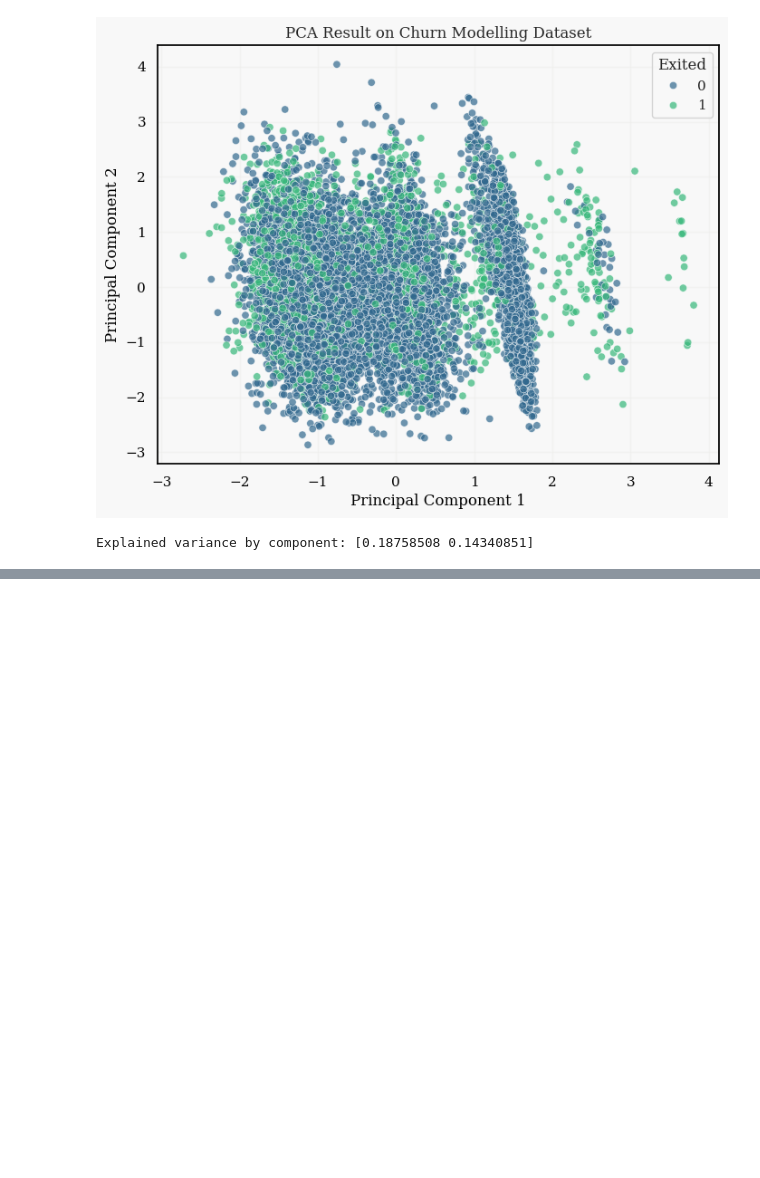
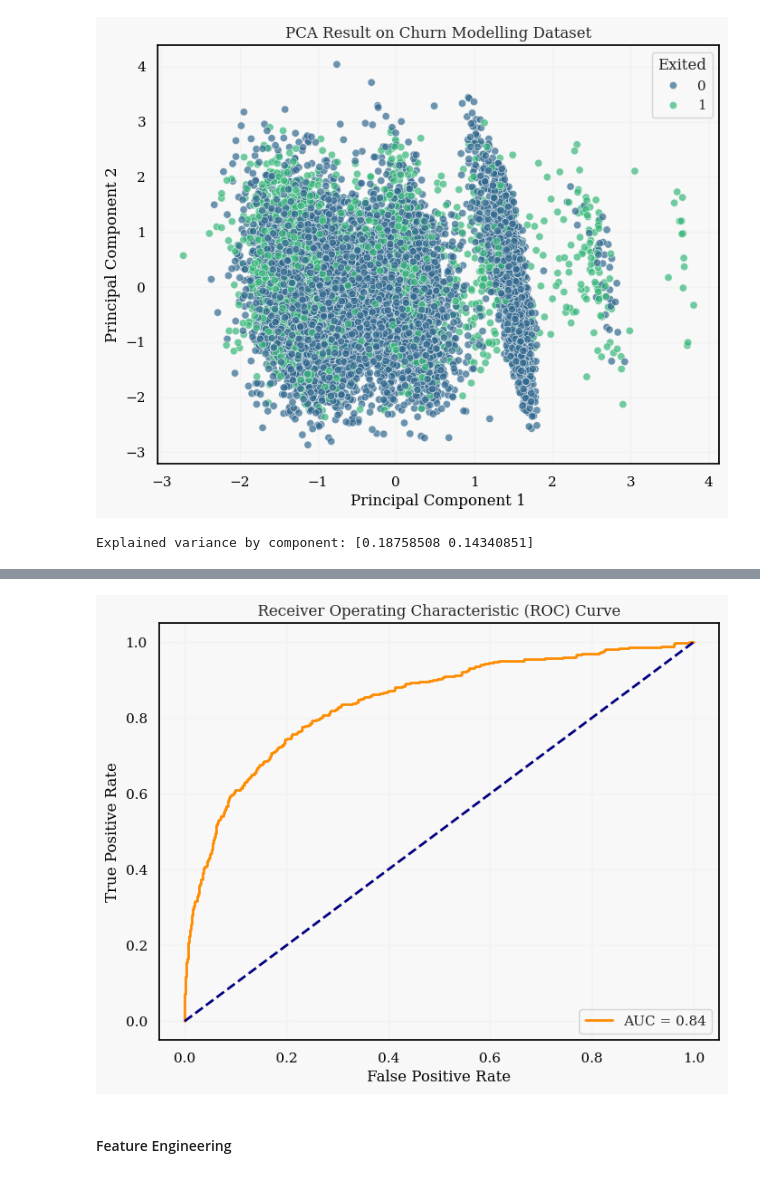
Before and after one commit to gayathriravipati/data-mining, a Jupyter notebook: notebook.ipynb, the cells around one changed output, grey strips where cells are left out. Drawn from its saved outputs; the diff is of its cells as text; code cells hidden in the pictures; blank space fills up the shorter version.

```diff
--- a/notebook.ipynb
+++ b/notebook.ipynb
@@ -516,0 +617,26 @@ array([[ 0.17401965,  0.90096512],
+# %%
+# AUC-ROC curve
+from sklearn.metrics import roc_curve, roc_auc_score
+
+# Calculate the probabilities of the positive class
+y_pred_prob = svm_rbf.decision_function(X_test)
+
+# Calculate the FPR and TPR
+fpr, tpr, _ = roc_curve(y_test, y_pred_prob)
+
+# Calculate the AUC-ROC score
+roc_auc = roc_auc_score(y_test, y_pred_prob)
+
+# Plot the ROC curve
+plt.figure(figsize=(8, 6))
+plt.plot(fpr, tpr, color='darkorange', lw=2, label=f'AUC = {roc_auc:.2f}')
+plt.plot([0, 1], [0, 1], color='navy', lw=2, linestyle='--')
+plt.xlabel('False Positive Rate')
+plt.ylabel('True Positive Rate')
+plt.title('Receiver Operating Characteristic (ROC) Curve')
+plt.legend(loc='lower right')
+plt.show()
+# %% [output]
+[figure, added]
+# %% [markdown]
+#### Feature Engineering
```
Also changed, not shown: parts of 14 cells of this notebook.
